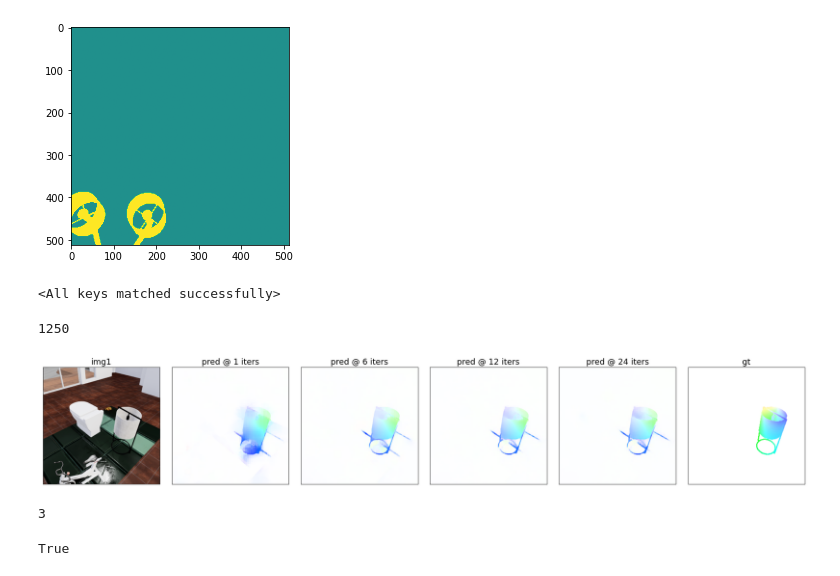
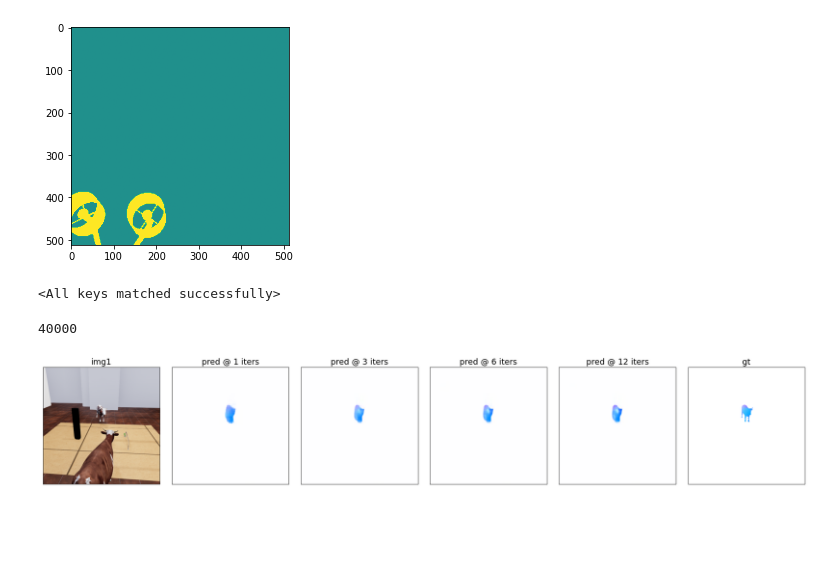
Before and after one commit to neuroailab/RAFT, a Jupyter notebook: notebooks/TDW_dataloading_020522.ipynb, the cells around one changed output. Cells and saved outputs as stored; diff of their text form; code cells hidden in the pictures; blank space fills up the shorter version.

Commit message:
train on full tdw dataset and with/without aug

```diff
--- a/notebooks/TDW_dataloading_020522.ipynb
+++ b/notebooks/TDW_dataloading_020522.ipynb
@@ -142,7 +142,7 @@ plt.show()
 args = set_args()
 net = torch.nn.DataParallel(RAFT(args))
 # %%
-load_path = '../checkpoints/45000_raft-chairs-scratch.pth'
+load_path = '../checkpoints/60000_raft-tdw-long.pth'
 net.load_state_dict(torch.load(load_path), strict=False)
 # %% [output]
 <All keys matched successfully>
@@ -151,19 +151,20 @@ net.load_state_dict(torch.load(load_path), strict=False)
 # net.eval()
 # %%
 tdw_dataset = raft_datasets.TdwFlowDataset(
-    root='/data5/dbear/tdw_datasets/playroom_large_v3copy/',
+#     root='/data5/dbear/tdw_datasets/playroom_large_v3copy/',
 #     root='/mnt/fs5/dbear/tdw_datasets/primitives_large_v1/',
-#     root='/mnt/fs5/dbear/tdw_datasets/playroom_large_v3/',
-    dataset_names=['model_split_4'],
+    root='/mnt/fs5/dbear/tdw_datasets/playroom_large_v3/',
+#     dataset_names=['model_split_4'],
+    dataset_names=['model_split_%d' % split for split in range(32)],
     filepattern="*",
     test_filepattern="*"
 )
 print(len(tdw_dataset))
 # %% [output]
-1250
+40000
 # %%
 def viz_raft_prediction(model, dataset, ex=0, iters=[1,12,24]):
-    dataset.train(True)
+    dataset.is_test = False
     if ex is None:
         ex = np.random.randint(0, len(dataset))
     img1, img2, gt, _ = dataset[ex]
@@ -191,14 +192,6 @@ def viz_raft_prediction(model, dataset, ex=0, iters=[1,12,24]):
     plt.tight_layout()
     plt.show()
 # %%
-viz_raft_prediction(net, tdw_dataset, ex=41, iters=[1,6,12,24])
+viz_raft_prediction(net, tdw_dataset, ex=4000, iters=[1,3,6,12])
 # %% [output]
-[figure, old version]
+[figure, new version]
-# %%
-len(tdw_dataset[0])
-# %% [output]
-3
-# %%
-tdw_dataset.is_test
-# %% [output]
-True
```
Also changed, not shown: parts of 4 cells of this notebook, 4 other files.
